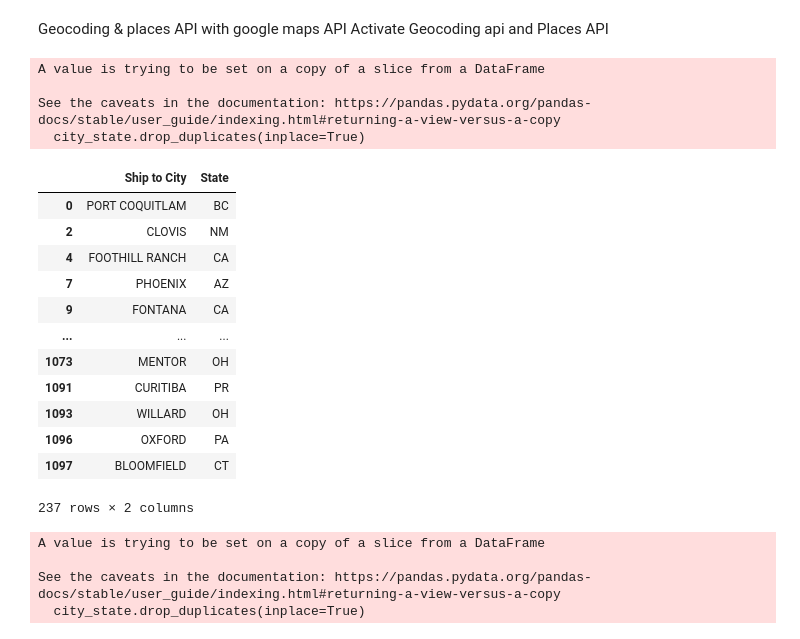
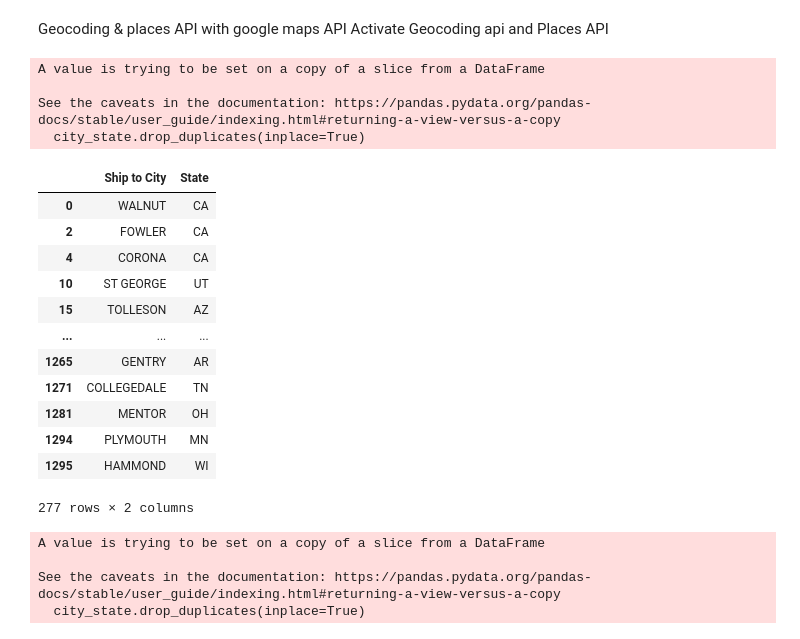
Before and after one commit to TW168/CFP_warship, a Jupyter notebook: google_maps.ipynb, the cells around one changed output. Saved outputs shown, nothing was run; the diff lists cells and outputs as text; code cells hidden in the pictures.

```diff
--- a/google_maps.ipynb
+++ b/google_maps.ipynb
@@ -13,31 +13,31 @@ import re
 google_maps_api_key = 'AIzaSyBSkxPvw0KCszCH3SwOynTdRqGyfIB_ORc'
 # %%
 # read ipg, drop SUBTOTAL
-df = pd.read_excel(r'AmTopp Current Pickup Detail Report as of 2024-3-4 H9M0.xlsx')
+df = pd.read_excel(r"C:\Users\TonyW\Downloads\AmTopp Current Pickup Detail Report as of 2024-3-7 H12M0.xlsx")
 
 df = df[df['Product Code'] != 'SUBTOTAL']
 
 city_state = df[['Ship to City', 'State']]
 city_state.drop_duplicates(inplace=True)
 city_state
 # %% [output]
 A value is trying to be set on a copy of a slice from a DataFrame
 
 See the caveats in the documentation: https://pandas.pydata.org/pandas-docs/stable/user_guide/indexing.html#returning-a-view-versus-a-copy
   city_state.drop_duplicates(inplace=True)
 |  | Ship to City | State |
-| 0 | PORT COQUITLAM | BC |
-| 2 | CLOVIS | NM |
-| 4 | FOOTHILL RANCH | CA |
-| 7 | PHOENIX | AZ |
-| 9 | FONTANA | CA |
+| 0 | WALNUT | CA |
+| 2 | FOWLER | CA |
+| 4 | CORONA | CA |
+| 10 | ST GEORGE | UT |
+| 15 | TOLLESON | AZ |
 | ... | ... | ... |
-| 1073 | MENTOR | OH |
-| 1091 | CURITIBA | PR |
-| 1093 | WILLARD | OH |
-| 1096 | OXFORD | PA |
-| 1097 | BLOOMFIELD | CT |
+| 1265 | GENTRY | AR |
+| 1271 | COLLEGEDALE | TN |
+| 1281 | MENTOR | OH |
+| 1294 | PLYMOUTH | MN |
+| 1295 | HAMMOND | WI |
-237 rows × 2 columns
+277 rows × 2 columns
 # %%
 df = pd.read_csv(r'nolat.csv')
 city_state = df[['Ship to City', 'State']]
```
Also changed, not shown: parts of 8 cells of this notebook, 6 other files.
